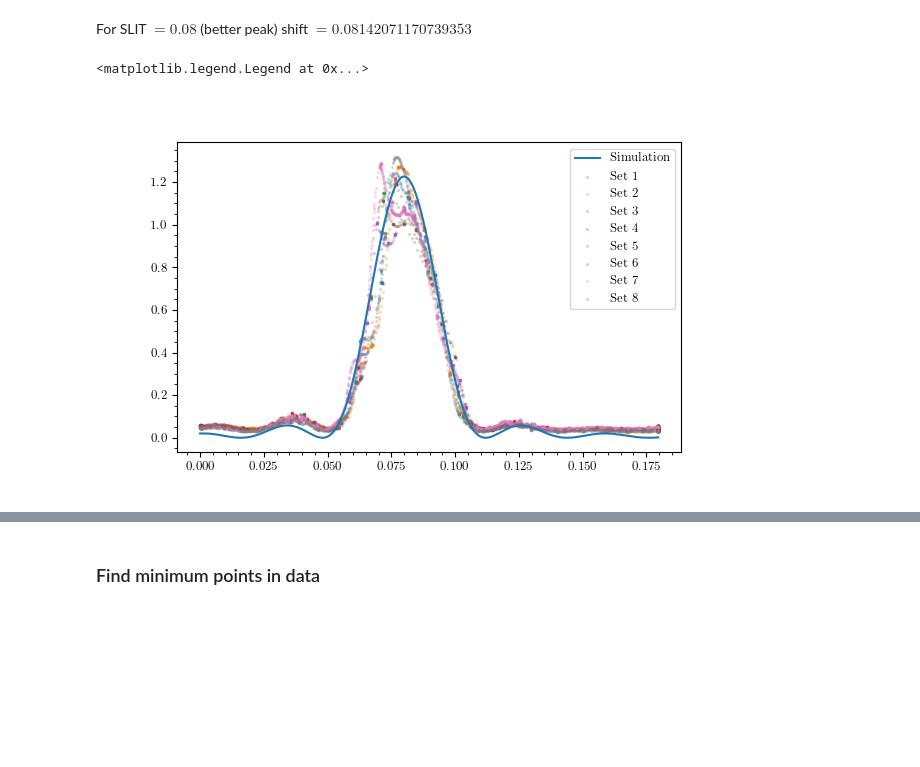
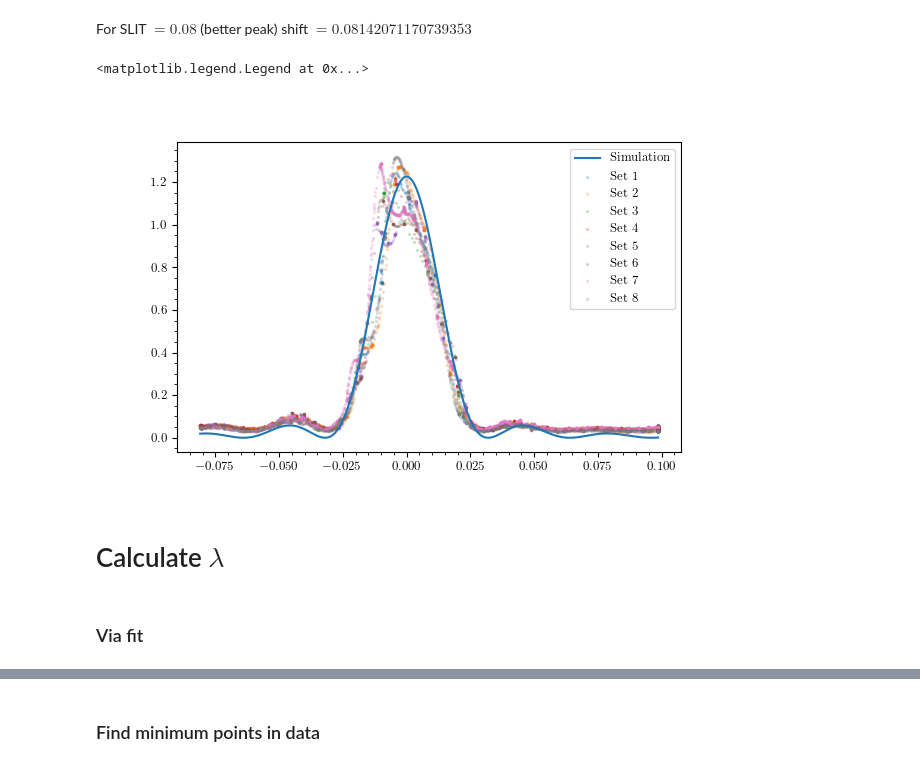
Before and after one commit to Vayxen/Lab2-Ottica-1, a Jupyter notebook: code/analysis.ipynb, the cells around one changed output, grey strips where cells are left out. Cells and saved outputs as stored; diff of their text form; code cells hidden in the pictures; blank space fills up the shorter version.

```diff
--- a/code/analysis.ipynb
+++ b/code/analysis.ipynb
@@ -168,28 +166,37 @@ shift = 0.08
+# %%
+shift = 0.081
+
+for df in df_list:
+    df.y -= shift
 # %%
 x = np.linspace(
     np.min([
         np.min(df.y) for df in df_list
     ]),
     np.max([
         np.max(df.y) for df in df_list
     ]),
     1000
 )
 
 I_y = get_I_y(
     np.mean([
         np.max(df.I) for df in df_list
     ])
 )
 
 fig, ax = plt.subplots(1, 1)
 
-ax.plot(x, I_y(x - shift), label="Simulation", alpha=1)
+ax.plot(x, I_y(x), label="Simulation", alpha=1)
 
 for i, df in enumerate(df_list):
     ax.scatter(df.y, df.I, s=2, label=f"Set {i + 1}", alpha=0.2)
 
 ax.legend()
 # %% [output]
 <matplotlib.legend.Legend at 0x...>
-[figure, old version]
+[figure, new version]
+# %% [markdown]
+# Calculate $\lambda$
+# %% [markdown]
+### Via fit
```
Also changed, not shown: parts of 12 cells of this notebook.
